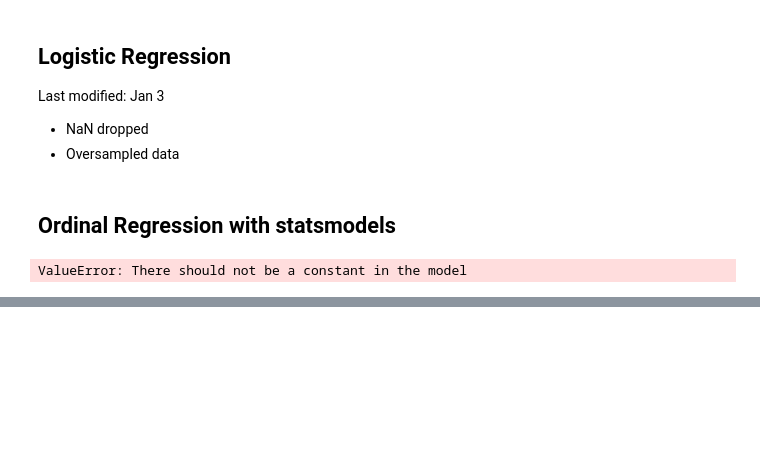
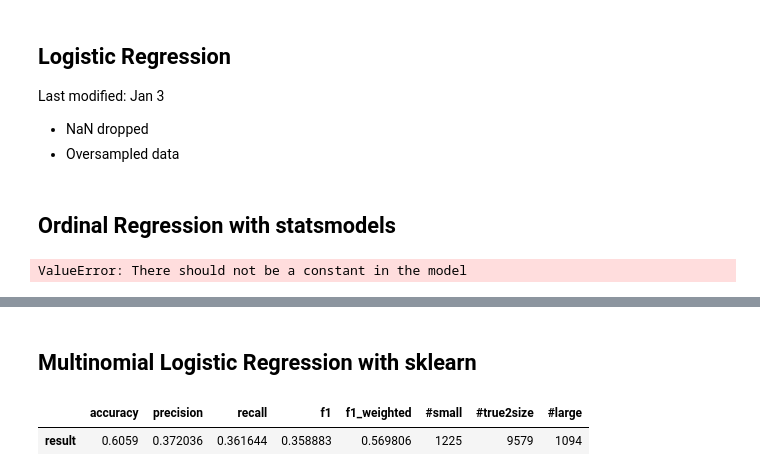
Before and after one commit to Dune-Z/Machine-Learning-Project, a Jupyter notebook: src/main.ipynb, the cells around one changed output, grey strips where cells are left out. Saved outputs shown, nothing was run; the diff lists cells and outputs as text; code cells hidden in the pictures; blank space fills up the shorter version.

```diff
--- a/src/main.ipynb
+++ b/src/main.ipynb
@@ -192,0 +264,13 @@ ValueError: There should not be a constant in the model
+# %% [markdown]
+## Multinomial Logistic Regression with sklearn
+# %%
+from sklearn.linear_model import LogisticRegression
+
+model = LogisticRegression()
+model.fit(train_df_prep.drop('fit', axis=1), train_df_prep['fit'])
+y_pred = model.predict(test_df_prep.drop('fit', axis=1))
+
+evaluate_model(test_df_prep['fit'], y_pred)
+# %% [output]
+|  | accuracy | precision | recall | f1 | f1_weighted | #small | #true2size | #large |
+| result | 0.6059 | 0.372036 | 0.361644 | 0.358883 | 0.569806 | 1225 | 9579 | 1094 |
```
Also changed, not shown: parts of 9 cells of this notebook, 2 other files.
